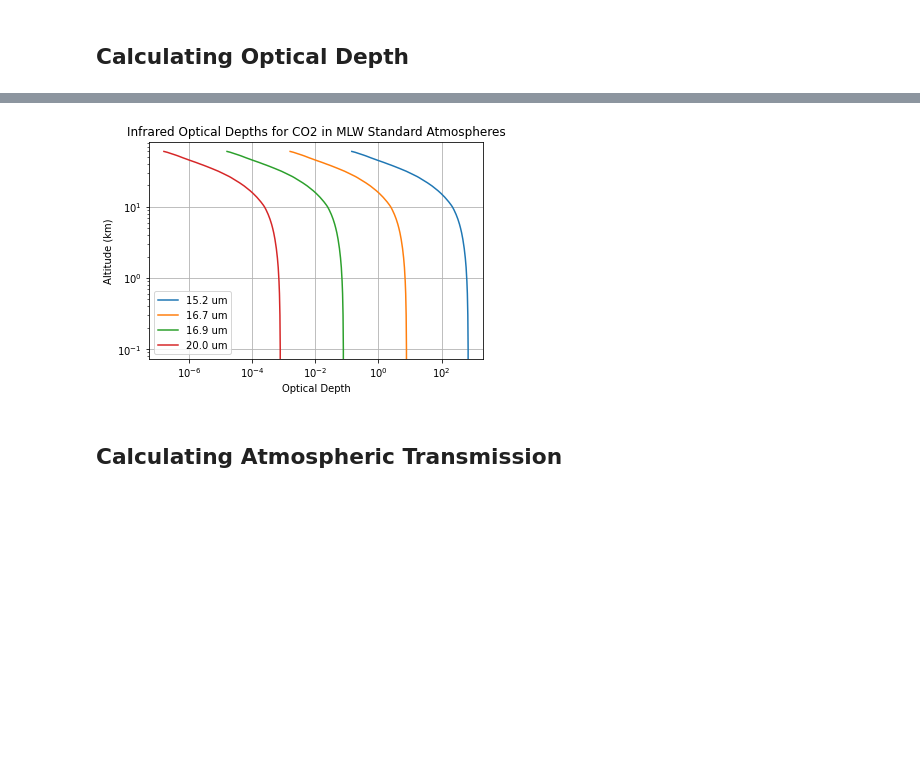
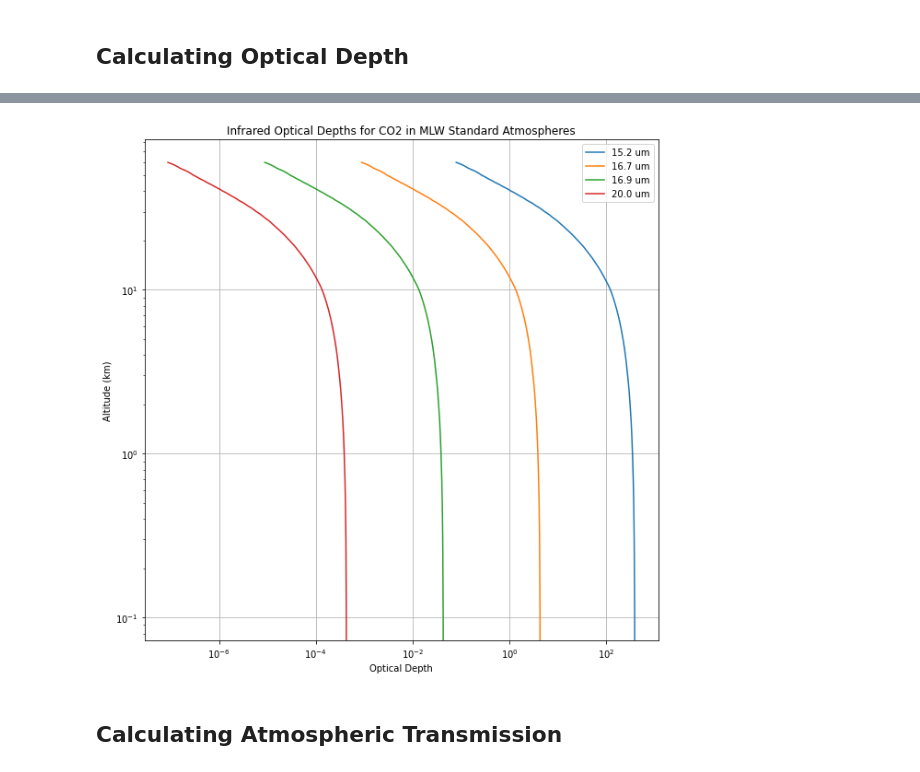
Before and after one commit to vonw/CE401, a Jupyter notebook: chapter4/InfraredAbsorptionByTheAtmosphere.ipynb, the cells around one changed output, grey strips where cells are left out. Cells and saved outputs as stored; diff of their text form; code cells hidden in the pictures; blank space fills up the shorter version.

```diff
--- a/chapter4/InfraredAbsorptionByTheAtmosphere.ipynb
+++ b/chapter4/InfraredAbsorptionByTheAtmosphere.ipynb
@@ -219,19 +235,19 @@ mlw['od_16_7'] = Ka_16_7 * rhoCO2 * dz
 mlw['od_16_9'] = Ka_16_9 * rhoCO2 * dz
 mlw['od_20_0'] = Ka_20_0 * rhoCO2 * dz
 # %%
-fig, ax = plt.subplots()
+fig, ax = plt.subplots(figsize=(10,10))
 
 mlw.plot(ax=ax, x='od_15_2', y='altitude', logx=True, logy=True)
 mlw.plot(ax=ax, x='od_16_7', y='altitude', logx=True, logy=True)
 mlw.plot(ax=ax, x='od_16_9', y='altitude', logx=True, logy=True)
 mlw.plot(ax=ax, x='od_20_0', y='altitude', logx=True, logy=True)
 ax.grid()
 ax.set_xlabel('Optical Depth');
 ax.set_ylabel('Altitude (km)');
 ax.set_title('Infrared Optical Depths for CO2 in MLW Standard Atmospheres');
 ax.legend(['15.2 um','16.7 um','16.9 um','20.0 um']);
 # %% [output]
-[figure, old version]
+[figure, new version]
 # %% [markdown]
 ## Calculating Atmospheric Transmission
 # %%
```
Also changed, not shown: parts of 8 cells of this notebook.
